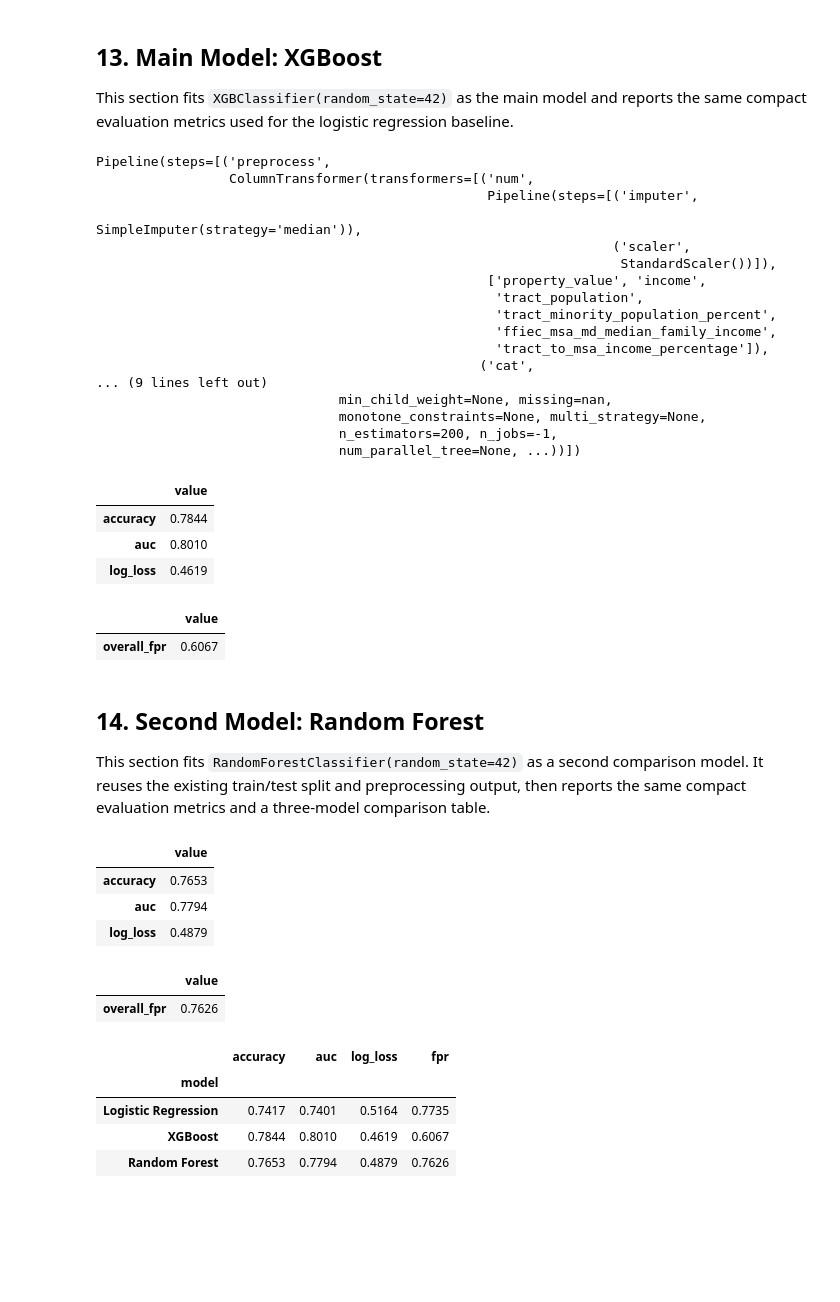
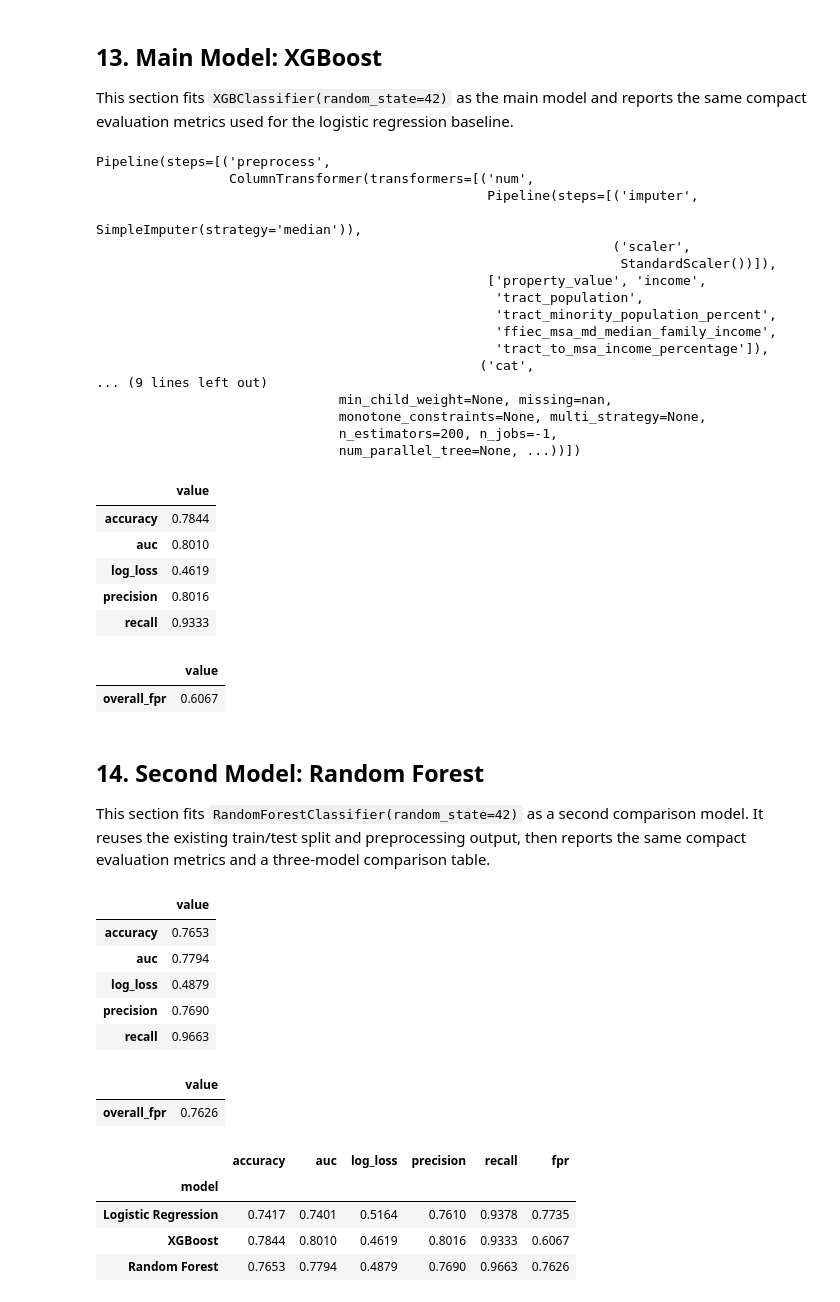
Before and after one commit to isambilo/Responsible_ML_Capstone, a Jupyter notebook: hmda_responsible_ml_capstone.ipynb, the cells around one changed output. Drawn from its saved outputs; the diff is of its cells as text; code cells hidden in the pictures; blank space fills up the shorter version.

```diff
--- a/hmda_responsible_ml_capstone.ipynb
+++ b/hmda_responsible_ml_capstone.ipynb
@@ -491,6 +493,8 @@ baseline_performance_metrics = pd.Series(
         "accuracy": accuracy_score(y_test, y_pred_baseline),
         "auc": roc_auc_score(y_test, y_score_baseline),
         "log_loss": log_loss(y_test, y_score_baseline),
+        "precision": precision_score(y_test, y_pred_baseline),
+        "recall": recall_score(y_test, y_pred_baseline),
     }
 ).round(4).to_frame("value")
 
@@ -553,6 +559,8 @@ main_performance_metrics = pd.Series(
         "accuracy": accuracy_score(y_test, y_pred),
         "auc": roc_auc_score(y_test, y_score),
         "log_loss": log_loss(y_test, y_score),
+        "precision": precision_score(y_test, y_pred),
+        "recall": recall_score(y_test, y_pred),
     }
 ).round(4).to_frame("value")
 
@@ -586,6 +594,8 @@ Pipeline(steps=[('preprocess',
 | accuracy | 0.7844 |
 | auc | 0.8010 |
 | log_loss | 0.4619 |
+| precision | 0.8016 |
+| recall | 0.9333 |
 |  | value |
 | overall_fpr | 0.6067 |
 # %% [markdown]
@@ -622,6 +632,8 @@ rf_performance_metrics = pd.Series(
         "accuracy": accuracy_score(y_test, y_pred_rf),
         "auc": roc_auc_score(y_test, y_score_rf),
         "log_loss": log_loss(y_test, y_score_rf),
+        "precision": precision_score(y_test, y_pred_rf),
+        "recall": recall_score(y_test, y_pred_rf),
     }
 ).round(4).to_frame("value")
 
@@ -641,35 +653,43 @@ comparison_df = pd.DataFrame(
             "accuracy": baseline_performance_metrics.loc["accuracy", "value"],
             "auc": baseline_performance_metrics.loc["auc", "value"],
             "log_loss": baseline_performance_metrics.loc["log_loss", "value"],
+            "precision": baseline_performance_metrics.loc["precision", "value"],
+            "recall": baseline_performance_metrics.loc["recall", "value"],
             "fpr": baseline_fpr_metrics.loc["overall_fpr", "value"],
         },
         {
             "model": "XGBoost",
             "accuracy": main_performance_metrics.loc["accuracy", "value"],
             "auc": main_performance_metrics.loc["auc", "value"],
             "log_loss": main_performance_metrics.loc["log_loss", "value"],
+            "precision": main_performance_metrics.loc["precision", "value"],
+            "recall": main_performance_metrics.loc["recall", "value"],
             "fpr": main_fpr_metrics.loc["overall_fpr", "value"],
         },
         {
             "model": "Random Forest",
             "accuracy": rf_performance_metrics.loc["accuracy", "value"],
             "auc": rf_performance_metrics.loc["auc", "value"],
             "log_loss": rf_performance_metrics.loc["log_loss", "value"],
+            "precision": rf_performance_metrics.loc["precision", "value"],
+            "recall": rf_performance_metrics.loc["recall", "value"],
             "fpr": rf_fpr_metrics.loc["overall_fpr", "value"],
         },
     ]
 ).set_index("model").round(4)
 
 display(comparison_df)
 # %% [output]
 |  | value |
 | accuracy | 0.7653 |
 | auc | 0.7794 |
 | log_loss | 0.4879 |
+| precision | 0.7690 |
+| recall | 0.9663 |
 |  | value |
 | overall_fpr | 0.7626 |
-|  | accuracy | auc | log_loss | fpr |
-| model |  |  |  |  |
-| Logistic Regression | 0.7417 | 0.7401 | 0.5164 | 0.7735 |
-| XGBoost | 0.7844 | 0.8010 | 0.4619 | 0.6067 |
-| Random Forest | 0.7653 | 0.7794 | 0.4879 | 0.7626 |
+|  | accuracy | auc | log_loss | precision | recall | fpr |
+| model |  |  |  |  |  |  |
+| Logistic Regression | 0.7417 | 0.7401 | 0.5164 | 0.7610 | 0.9378 | 0.7735 |
+| XGBoost | 0.7844 | 0.8010 | 0.4619 | 0.8016 | 0.9333 | 0.6067 |
+| Random Forest | 0.7653 | 0.7794 | 0.4879 | 0.7690 | 0.9663 | 0.7626 |
```
Also changed, not shown: parts of 29 cells of this notebook, 4 other files.
